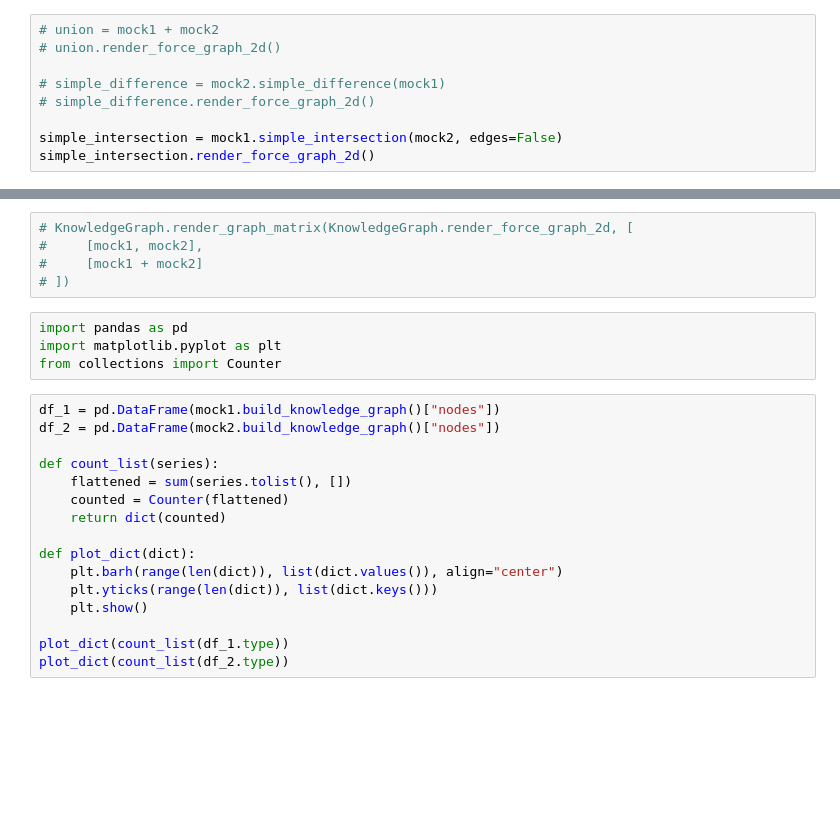
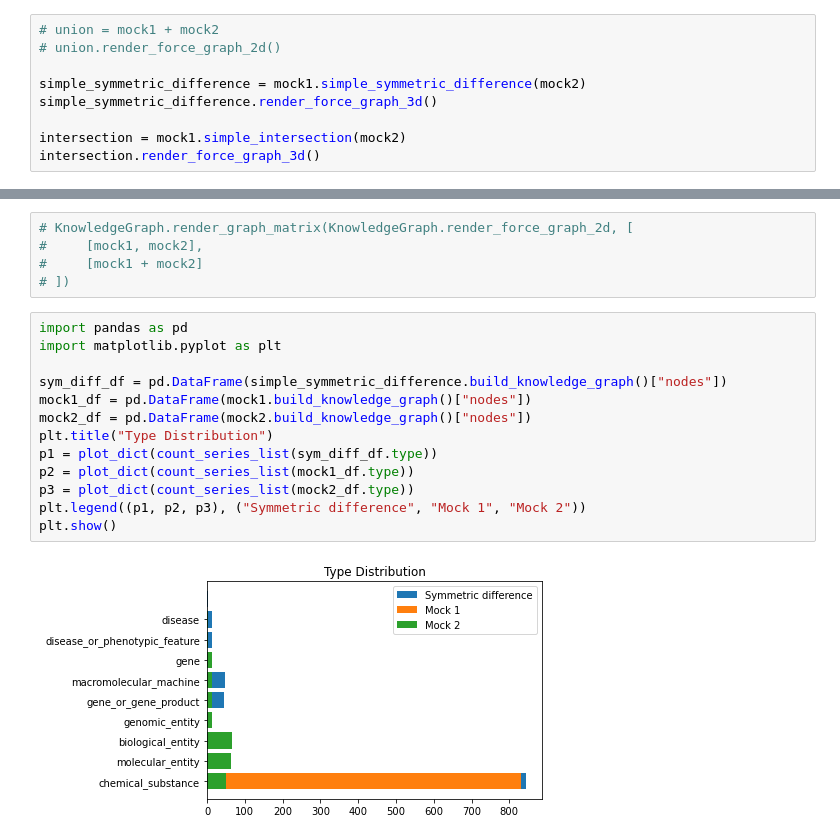
Before and after one commit to frostyfan109/TranQL-Jupyter, a Jupyter notebook: test_notebooks/test_mock.ipynb, the cells around one changed output, grey strips where cells are left out. Cells and saved outputs as stored; diff of their text form; blank space fills up the shorter version.

Commit message:
Adds simple_symmetric_difference and adds to notebook

```diff
--- a/test_notebooks/test_mock.ipynb
+++ b/test_notebooks/test_mock.ipynb
@@ -7,10 +8,10 @@ mock2 = KnowledgeGraph.mock2()
 # union = mock1 + mock2
 # union.render_force_graph_2d()
 
-# simple_difference = mock2.simple_difference(mock1)
-# simple_difference.render_force_graph_2d()
+simple_symmetric_difference = mock1.simple_symmetric_difference(mock2)
+simple_symmetric_difference.render_force_graph_3d()
 
-simple_intersection = mock1.simple_intersection(mock2, edges=False)
-simple_intersection.render_force_graph_2d()
+intersection = mock1.simple_intersection(mock2)
+intersection.render_force_graph_3d()
 # %% [output]
 [interactive output not drawn]
@@ -19,23 +21,18 @@ simple_intersection.render_force_graph_2d()
 #     [mock1, mock2],
 #     [mock1 + mock2]
 # ])
-# %%
-import pandas as pd
-import matplotlib.pyplot as plt
-from collections import Counter
-# %%
-df_1 = pd.DataFrame(mock1.build_knowledge_graph()["nodes"])
-df_2 = pd.DataFrame(mock2.build_knowledge_graph()["nodes"])
-
-def count_list(series):
-    flattened = sum(series.tolist(), [])
-    counted = Counter(flattened)
-    return dict(counted)
-
-def plot_dict(dict):
-    plt.barh(range(len(dict)), list(dict.values()), align="center")
-    plt.yticks(range(len(dict)), list(dict.keys()))
-    plt.show()
-
-plot_dict(count_list(df_1.type))
-plot_dict(count_list(df_2.type))
+# %%
+import pandas as pd
+import matplotlib.pyplot as plt
+
+sym_diff_df = pd.DataFrame(simple_symmetric_difference.build_knowledge_graph()["nodes"])
+mock1_df = pd.DataFrame(mock1.build_knowledge_graph()["nodes"])
+mock2_df = pd.DataFrame(mock2.build_knowledge_graph()["nodes"])
+plt.title("Type Distribution")
+p1 = plot_dict(count_series_list(sym_diff_df.type))
+p2 = plot_dict(count_series_list(mock1_df.type))
+p3 = plot_dict(count_series_list(mock2_df.type))
+plt.legend((p1, p2, p3), ("Symmetric difference", "Mock 1", "Mock 2"))
+plt.show()
+# %% [output]
+[figure, added]
```
Also changed, not shown: parts of 4 cells of this notebook, 1 other file.
